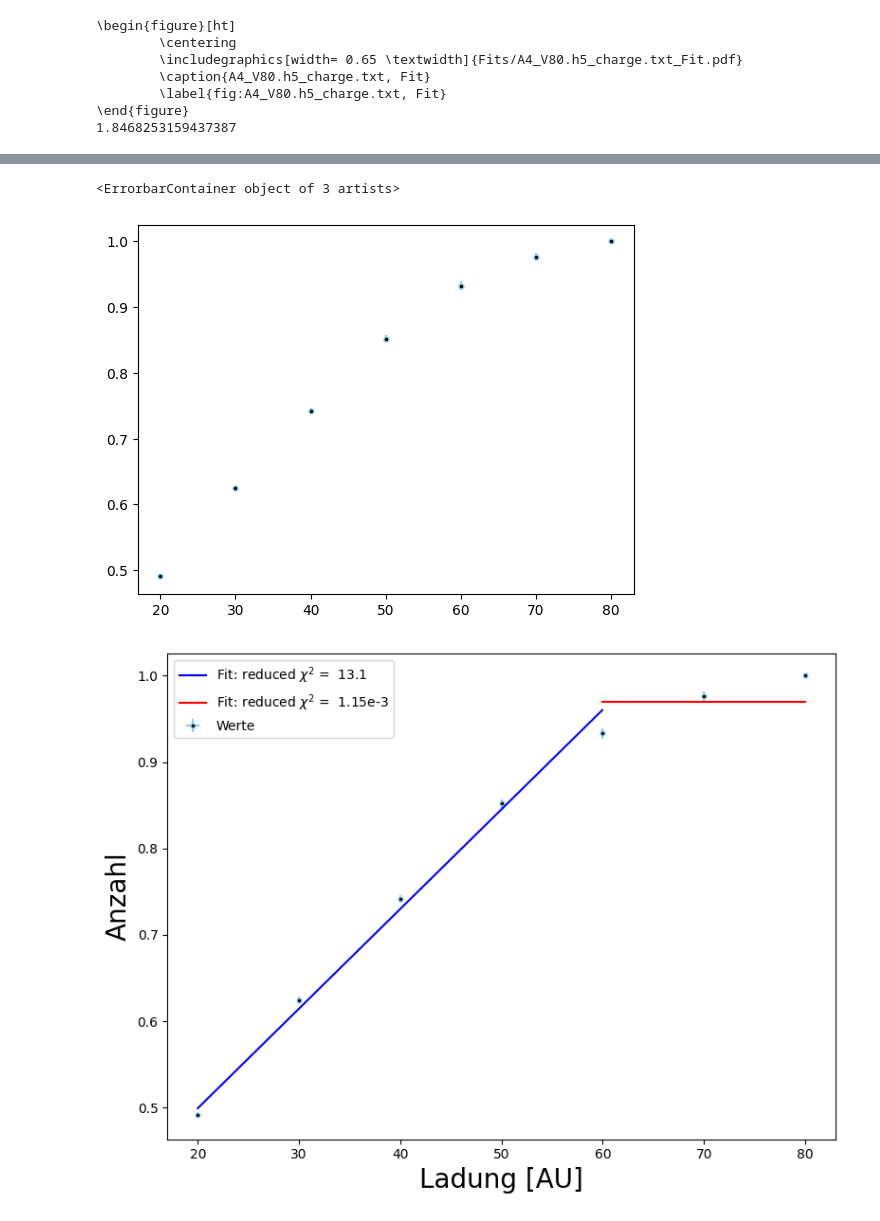
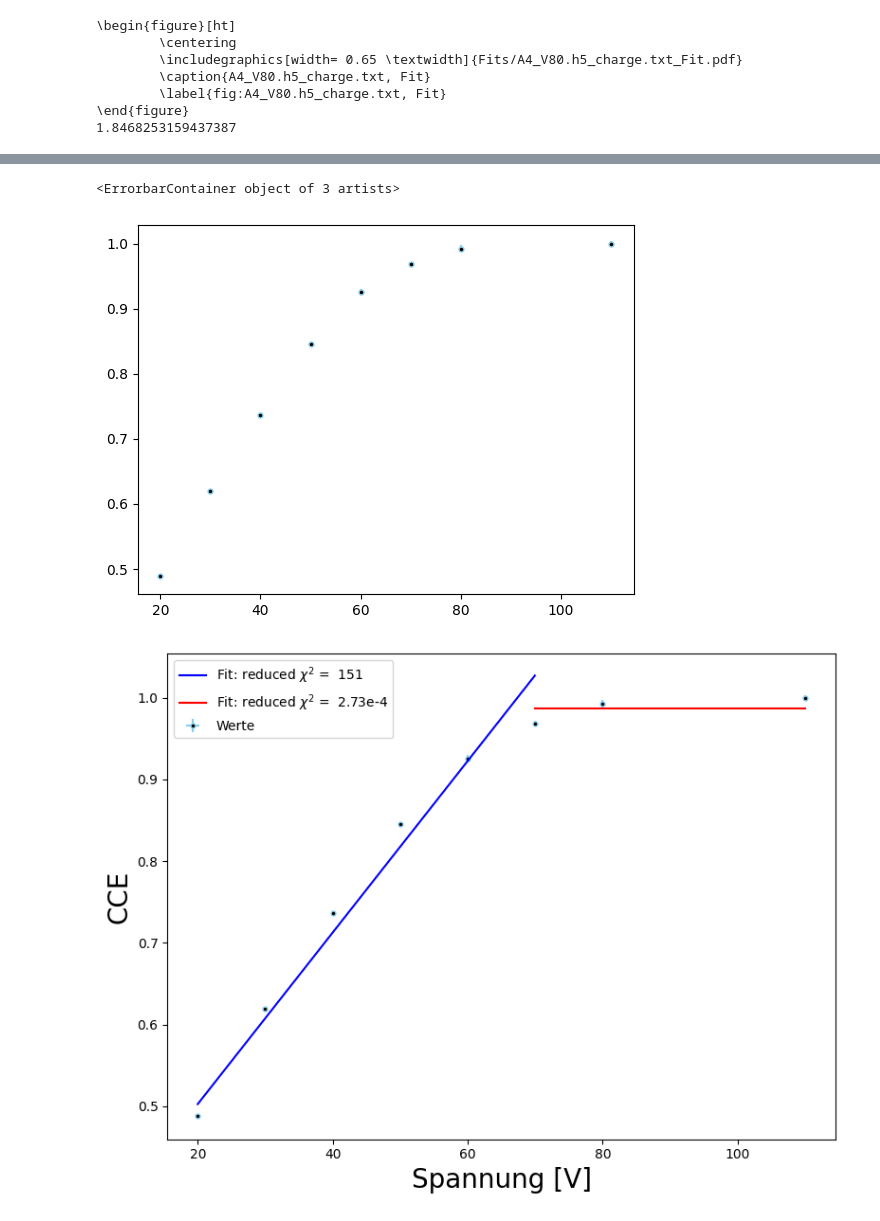
Before and after one commit to TimLockstedt/MP, a Jupyter notebook: FP14/JanTim/A4/A4_Charge_Plots.ipynb, the cells around one changed output, grey strips where cells are left out. Drawn from its saved outputs; the diff is of its cells as text; code cells hidden in the pictures.

```diff
--- a/FP14/JanTim/A4/A4_Charge_Plots.ipynb
+++ b/FP14/JanTim/A4/A4_Charge_Plots.ipynb
@@ -805,3 +805,30 @@ mpvs_err.append(result.params["mpv"].stderr)
         \label{fig:A4_V80.h5_charge.txt, Fit}
 \end{figure}
 1.8468253159437387
+# %%
+Datei_Name = "A3_MIP_Energy.h5_charge.txt"
+
+Daten = Data()
+data = np.genfromtxt(Datei_Name, skip_header=0, skip_footer=0)
+daten = np.histogram(data, bins=1000)
+y = daten[0]
+
+x = np.zeros(y.shape)
+for i, x_wert in enumerate(daten[1]):
+    if i == 0:
+        continue
+    x_pre_wert = daten[1][i-1]
+    x[i-1] = (x_wert + x_pre_wert)/2
+
+Daten.set_XName(r"Ladung [AU]")
+Daten.set_YName(r"Anzahl")
+Daten.set_FileName(Datei_Name)
+Daten.set_x(x)
+Daten.set_xerr(0)
+Daten.set_y(y)
+Daten.set_yerr(0)
+
+# Mask definition
+min, max = 120, 200
+mask = (x > min) & (x < max)
+plt.plot(x[mask],y[mask])
@@ -808,5 +896,5 @@ mpvs_err.append(result.params["mpv"].stderr)
 # %%
-volts = [20,30,40,50,60,70,80]
+volts = [20,30,40,50,60,70,80,110]
 plt.errorbar(
         y = mpvs,
         x = volts,
@@ -829,5 +913,5 @@ array([2.95396083e-03, 3.91986531e-03, 4.36560960e-03, 5.28646851e-03,
 # %%
-cce_u = charge_u/np.max(charge_u)
+cce_u = charge_u/np.max(mpvs)
 y1 = divide_res(cce_u)[:,0]
 y1_err = divide_res(cce_u)[:,1]
 
@@ -839,7 +923,7 @@ plt.errorbar(
         ) #xerr = x_err, yerr = y_err,
 # %% [output]
 <ErrorbarContainer object of 3 artists>
-[figure, old version]
+[figure, new version]
 # %%
 from lmfit.models import PowerLawModel, ExponentialModel, GaussianModel, Model, ConstantModel, LinearModel
 
@@ -851,27 +935,31 @@ mod2 = LinearModel()
 pars2 = mod2.make_params()
 
 
-
-result = mod.fit(y1[4:], pars, x=volts[4:])#, weights=1/y1_err[4:]
-result_2 = mod2.fit(y1[:5], pars2, x=volts[:5], weights=1/y1_err[:5])
+const_lower = 5
+linear_upper = 6
+result = mod.fit(y1[const_lower:], pars, x=volts[const_lower:])#, weights=1/y1_err[4:]
+result_2 = mod2.fit(y1[:linear_upper], pars2, x=volts[:linear_upper], weights=1/y1_err[:linear_upper])
 # %%
+Daten.set_XName("Spannung [V]")
+Daten.set_YName("CCE")
+
 volts = np.array(volts)
 fig = plt.figure(figsize=(8, 6))
 plt.errorbar(y = y1, yerr = y1_err, x = volts, xerr = 0, \
     fmt = 'o', markersize = 3.5, alpha = 1, mfc = 'black', c = 'skyblue', zorder = 0, \
     label = r'Werte')
 
-dynamic_resolution_array = np.arange(np.min(volts[:5]),np.max(volts[:5]), 0.001*abs(np.max(volts[:5])-np.min(volts[:5])))
+dynamic_resolution_array = np.arange(np.min(volts[:linear_upper]),np.max(volts[:linear_upper]), 0.001*abs(np.max(volts[:linear_upper])-np.min(volts[:linear_upper])))
 #plt.plot(x, y, 'skyblue')
 plt.plot(dynamic_resolution_array, result_2.eval(x = dynamic_resolution_array), 'b-', label = r'Fit: reduced $\chi^2$ =  '+str(to_precision(result_2.result.redchi,3)))
-dynamic_resolution_array2 = np.arange(np.min(volts[4:]),np.max(volts[4:]), 0.001*abs(np.max(volts[4:])-np.min(volts[4:])))
+dynamic_resolution_array2 = np.arange(np.min(volts[const_lower:]),np.max(volts[const_lower:]), 0.001*abs(np.max(volts[const_lower:])-np.min(volts[const_lower:])))
 plt.plot(dynamic_resolution_array2, result.eval(x = dynamic_resolution_array2), 'r-', label = r'Fit: reduced $\chi^2$ =  '+str(to_precision(result.result.redchi,3)))
 
 #plt.plot(x_fit, y_fit, label="Modell", color='red')
 plt.legend()
 plt.ylabel(Daten.get_YName(), fontsize=20)
 plt.xlabel(Daten.get_XName(), fontsize=20)
 # plt.title('Models')
 plt.tight_layout()
 # %% [output]
-[figure, old version]
+[figure, new version]
```
Also changed, not shown: parts of 13 cells of this notebook, 16 other files.
